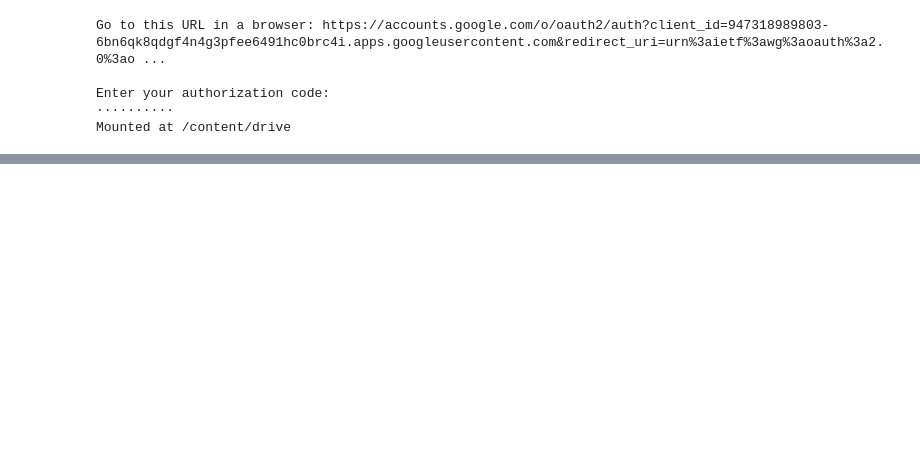
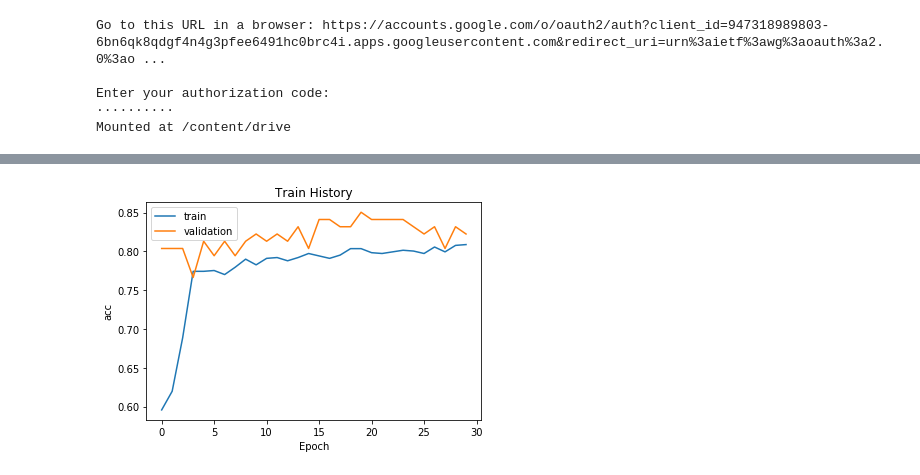
Before and after one commit to liuyuelintop/Keras_Taianic, a Jupyter notebook: Keras_Taianic_MLP.ipynb, the cells around one changed output, grey strips where cells are left out. Cells and saved outputs as stored; diff of their text form; code cells hidden in the pictures; blank space fills up the shorter version.

```diff
--- a/Keras_Taianic_MLP.ipynb
+++ b/Keras_Taianic_MLP.ipynb
@@ -49,7 +47,7 @@ def PreprocessData(raw_df):
 
   return scaledFeatures, Label
 # %%
-train_Features, trian_Label = PreprocessData(train_df)
+train_Features, train_Label = PreprocessData(train_df)
 test_Features, test_Label = PreprocessData(test_df)
 # %%
 from keras.models import Sequential
@@ -59,6 +57,6 @@ model = Sequential()
 model.add(Dense(units = 40, input_dim = 9, kernel_initializer = 'uniform', activation = 'relu'))
 model.add(Dense(units = 30, kernel_initializer='uniform', activation='relu'))
 model.add(Dense(units = 1, kernel_initializer='uniform', activation='sigmoid'))
-model.complie(loss='binary_crossentropy',optimizer='adam',metrics=['accuracy'])
-train_history = model.fit(x=trian_Features,y=train_Label,validation_split=0.1,epochs=30,batch_size=30,verbose=2)
+model.compile(loss='binary_crossentropy',optimizer='adam',metrics=['accuracy'])
+train_history = model.fit(x=train_Features,y=train_Label,validation_split=0.1,epochs=30,batch_size=30,verbose=2)
 # %% [output]
@@ -65,0 +80,14 @@ NameError: ignored
+# %%
+import matplotlib.pyplot as plt
+def show_train_history(train_history,train,validation):
+  plt.plot(train_history.history[train])
+  plt.plot(train_history.history[validation])
+  plt.title('Train History')
+  plt.ylabel(train)
+  plt.xlabel('Epoch')
+  plt.legend(['train','validation'],loc='upper left')
+  plt.show()
+# %%
+show_train_history(train_history,'acc', 'val_acc')
+# %% [output]
+[figure, added]
```
Also changed, not shown: parts of 11 cells of this notebook, 1 other file.
